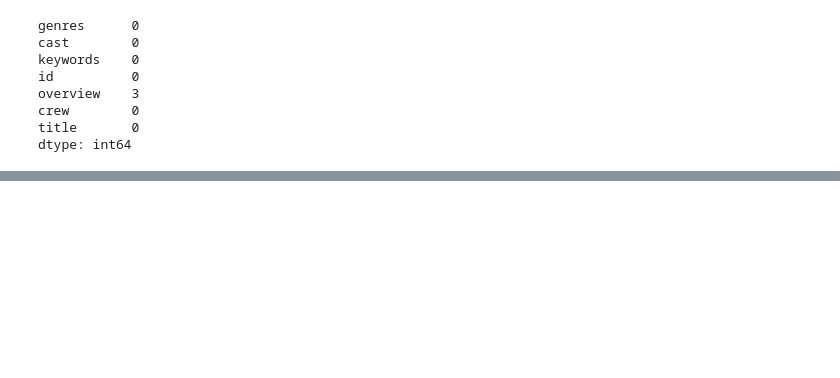
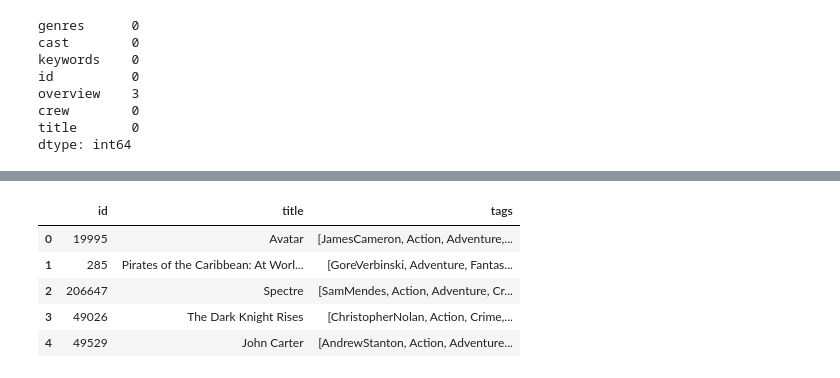
Before and after one commit to Abhish08/practice, a Jupyter notebook: recommend.ipynb, the cells around one changed output, grey strips where cells are left out. Saved outputs shown, nothing was run; the diff lists cells and outputs as text; code cells hidden in the pictures; blank space fills up the shorter version.

```diff
--- a/recommend.ipynb
+++ b/recommend.ipynb
@@ -53,0 +128,2 @@ movies.dropna(inplace=True)
+# %%
+movies['tags'] = movies['crew'] + movies['genres'] + movies['cast'] + movies['keywords'] + movies['overview']
@@ -53,0 +132,11 @@ movies.dropna(inplace=True)
+# %%
+movies_new=movies[['id','title','tags']]
+# %%
+movies_new.head()
+# %% [output]
+|  | id | title | tags |
+| 0 | 19995 | Avatar | [JamesCameron, Action, Adventure,... |
+| 1 | 285 | Pirates of the Caribbean: At Worl... | [GoreVerbinski, Adventure, Fantas... |
+| 2 | 206647 | Spectre | [SamMendes, Action, Adventure, Cr... |
+| 3 | 49026 | The Dark Knight Rises | [ChristopherNolan, Action, Crime,... |
+| 4 | 49529 | John Carter | [AndrewStanton, Action, Adventure... |
```
Also changed, not shown: parts of 33 cells of this notebook.
